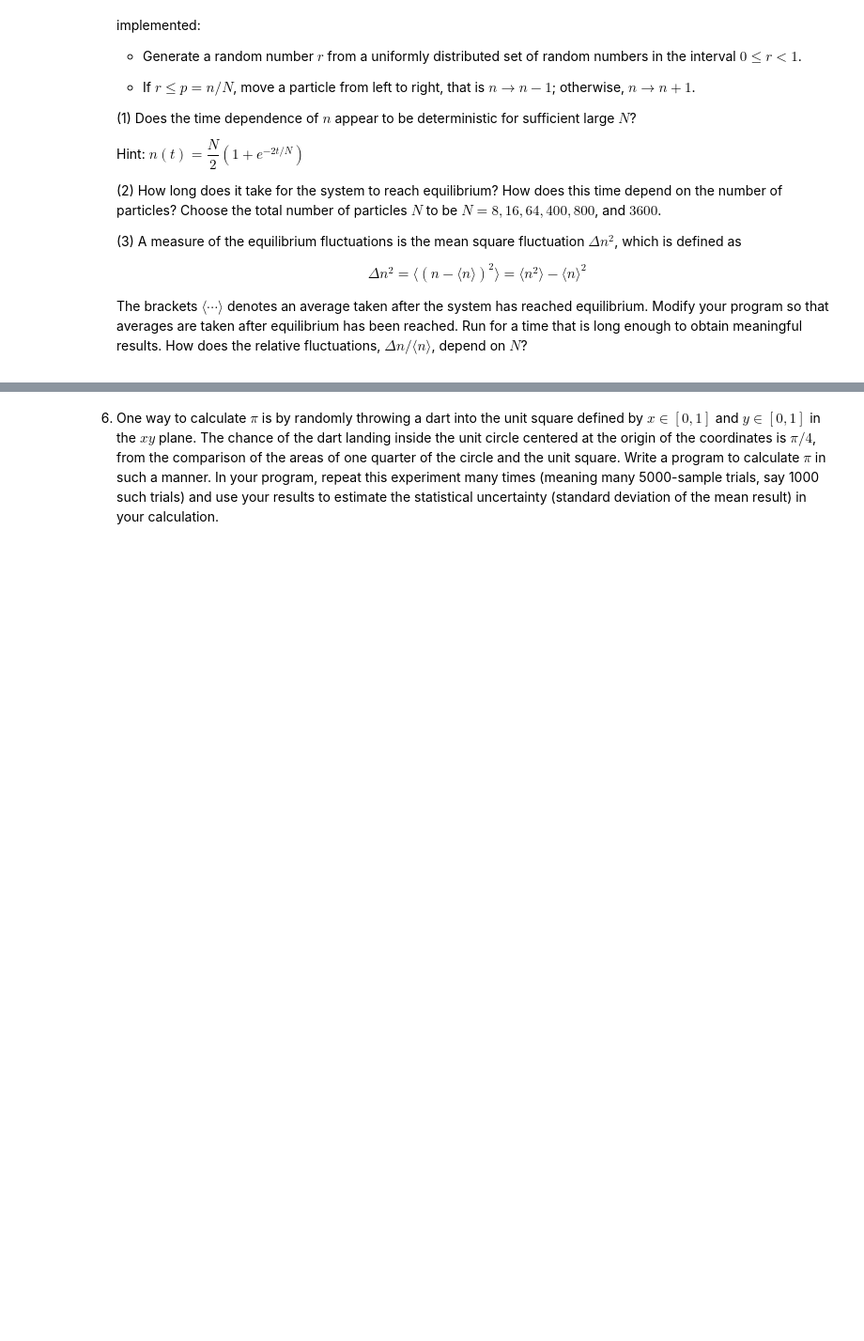
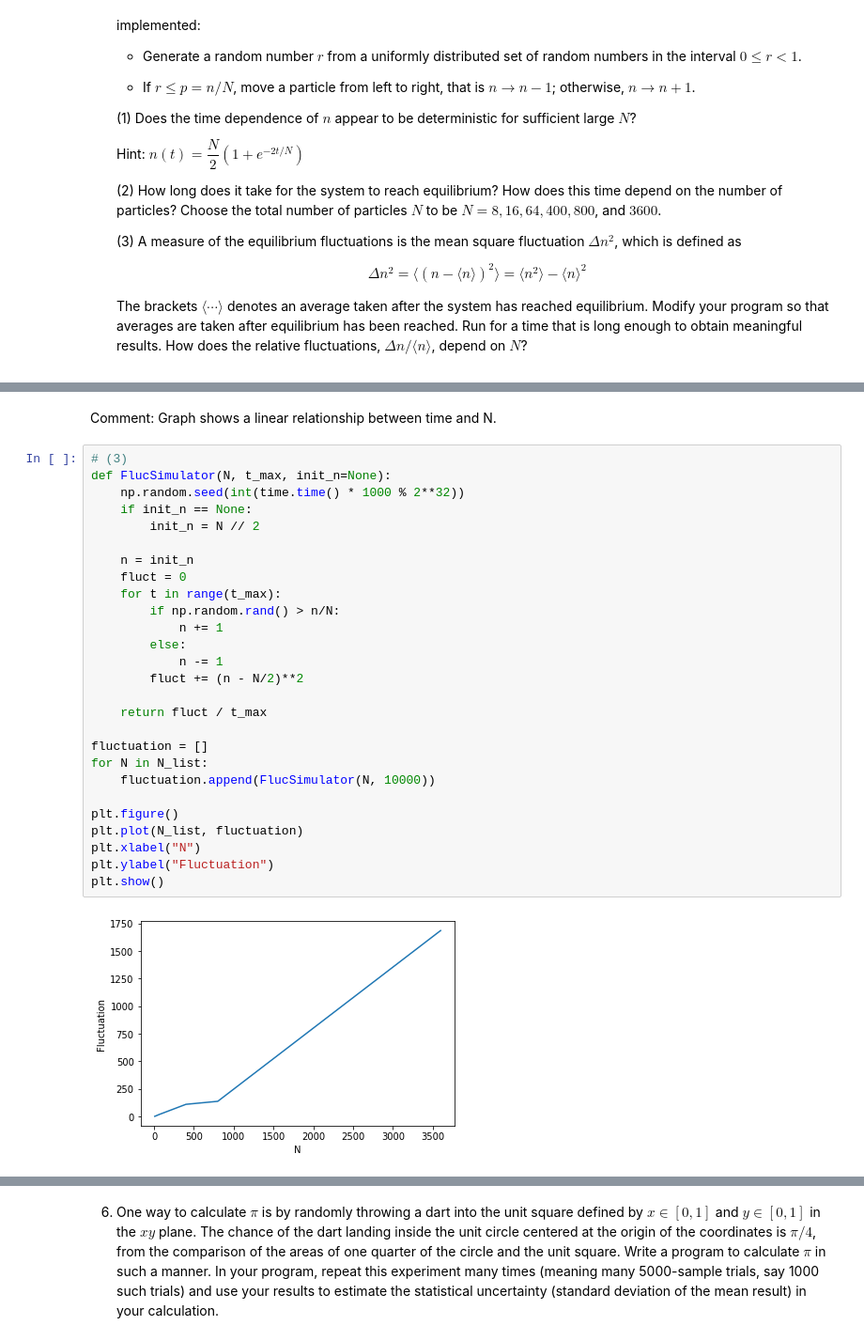
Before and after one commit to Little-old-brother-team/GroupWork, a Jupyter notebook: Week16/Week16.ipynb, the cells around one changed output, grey strips where cells are left out. Shown at 94% size. Cells and saved outputs as stored; diff of their text form; blank space fills up the shorter version.

```diff
--- a/Week16/Week16.ipynb
+++ b/Week16/Week16.ipynb
@@ -150,0 +232,31 @@ Do your checking for both a single (long) run and for the average over trials.
+# %% [markdown]
+Comment: Graph shows a linear relationship between time and N.
+# %%
+# (3)
+def FlucSimulator(N, t_max, init_n=None):
+    np.random.seed(int(time.time() * 1000 % 2**32))
+    if init_n == None:
+        init_n = N // 2
+
+    n = init_n
+    fluct = 0
+    for t in range(t_max):
+        if np.random.rand() > n/N:
+            n += 1
+        else:
+            n -= 1
+        fluct += (n - N/2)**2
+
+    return fluct / t_max
+
+fluctuation = []
+for N in N_list:
+    fluctuation.append(FlucSimulator(N, 10000))
+
+plt.figure()
+plt.plot(N_list, fluctuation)
+plt.xlabel("N")
+plt.ylabel("Fluctuation")
+plt.show()
+# %% [output]
+[figure, added]
```
Also changed, not shown: parts of 5 cells of this notebook.
